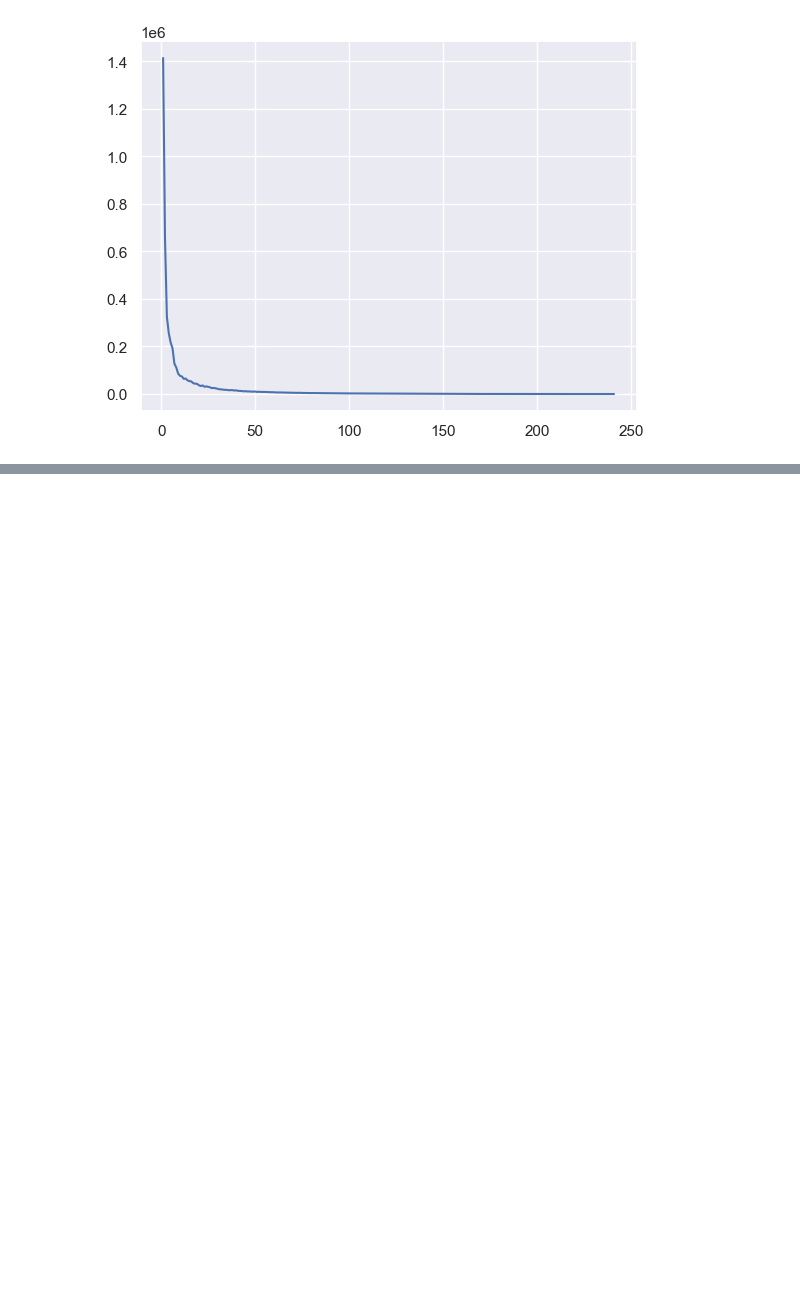
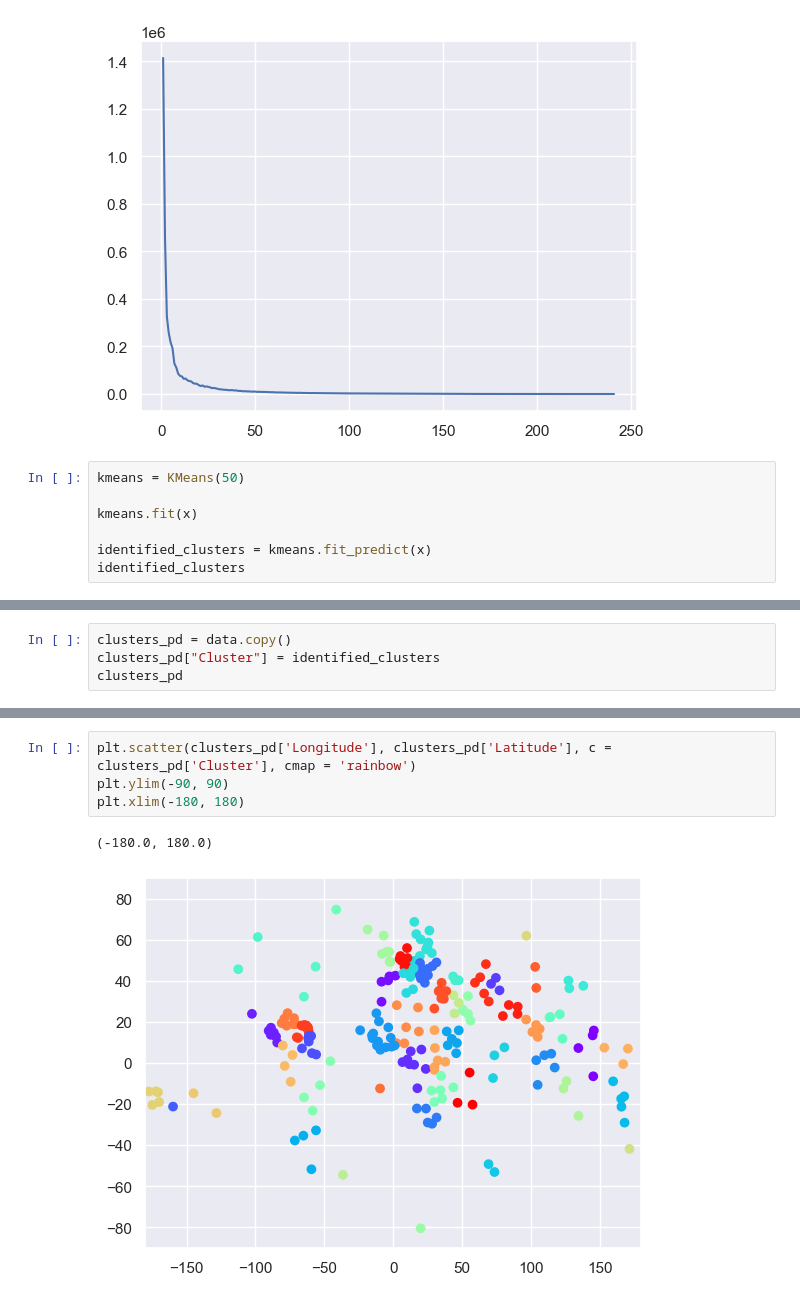
Before and after one commit to ProntoSbinalla/Python, a Jupyter notebook: Cluster Analysis/clusterAnalysisExercise.ipynb, the cells around one changed output, grey strips where cells are left out. Saved outputs shown, nothing was run; the diff lists cells and outputs as text; blank space fills up the shorter version.

Commit message:
Completed scatterplot with new clusters

```diff
--- a/Cluster Analysis/clusterAnalysisExercise.ipynb
+++ b/Cluster Analysis/clusterAnalysisExercise.ipynb
@@ -136,3 +136,10 @@ plt.plot(number_of_clusters, wcss)
 # %% [output]
 [<matplotlib.lines.Line2D at 0x...>]
 [figure]
+# %%
+kmeans = KMeans(50)
+
+kmeans.fit(x)
+
+identified_clusters = kmeans.fit_predict(x)
+identified_clusters
@@ -138,0 +162,4 @@ plt.plot(number_of_clusters, wcss)
+# %%
+clusters_pd = data.copy()
+clusters_pd["Cluster"] = identified_clusters
+clusters_pd
@@ -138,0 +180,7 @@ plt.plot(number_of_clusters, wcss)
+# %%
+plt.scatter(clusters_pd['Longitude'], clusters_pd['Latitude'], c = clusters_pd['Cluster'], cmap = 'rainbow')
+plt.ylim(-90, 90)
+plt.xlim(-180, 180)
+# %% [output]
+(-180.0, 180.0)
+[figure, added]
```
Also changed, not shown: parts of 2 cells of this notebook.
